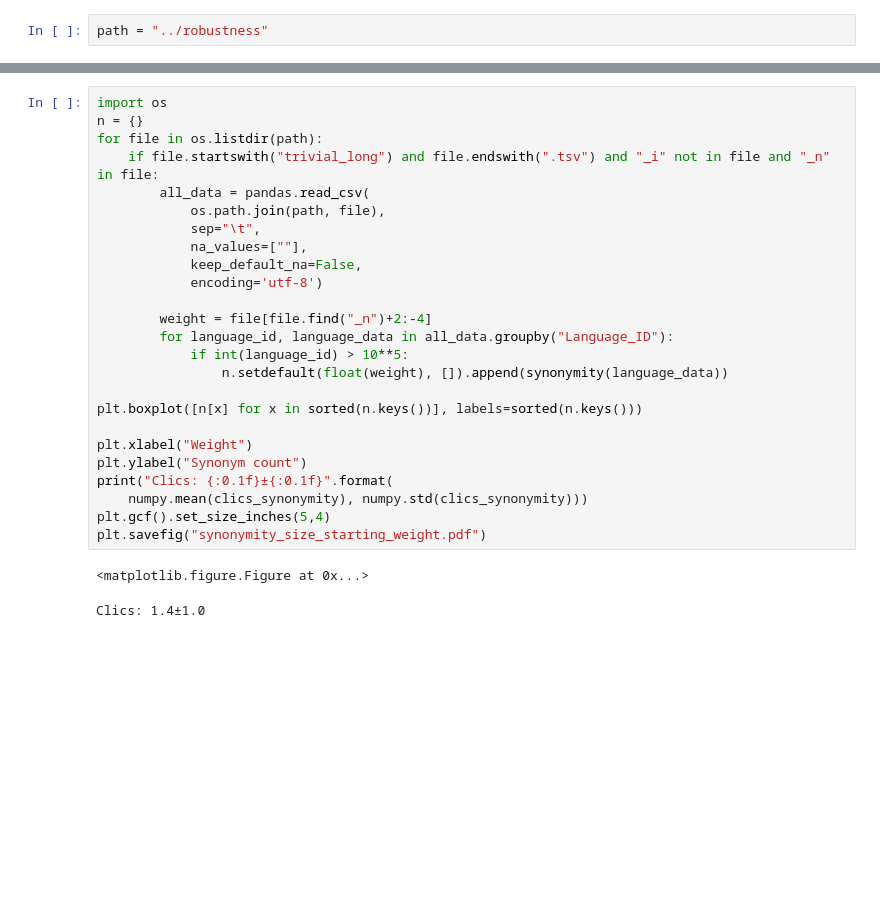
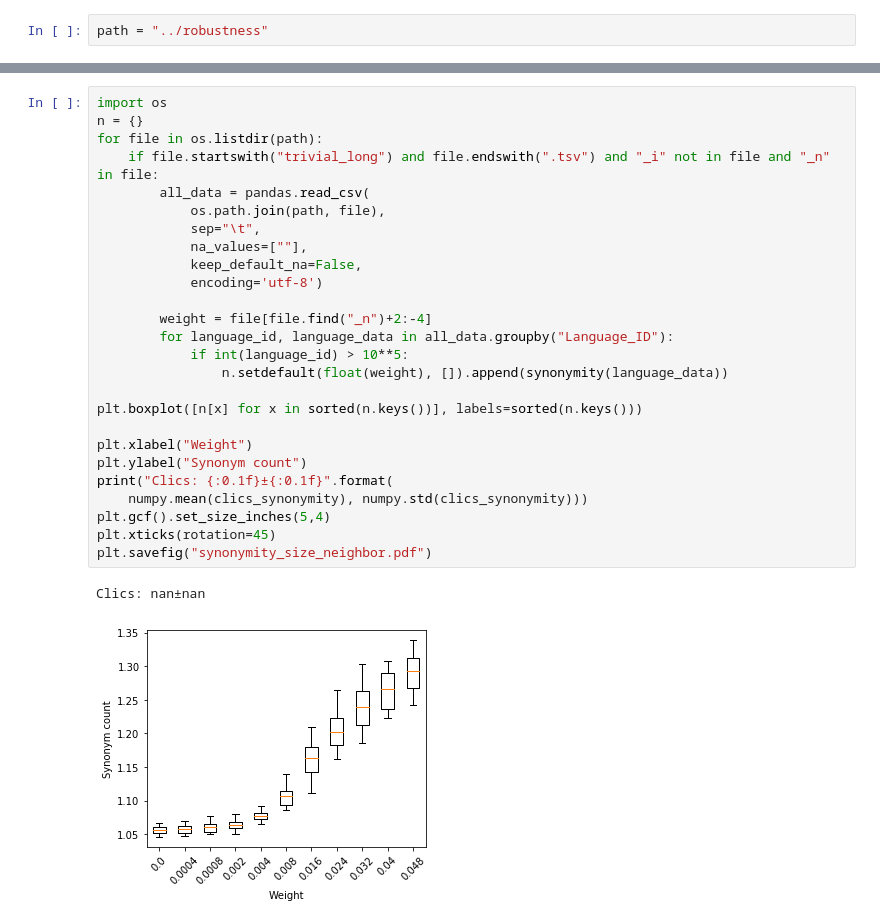
Before and after one commit to Anaphory/simuling, a Jupyter notebook: evaluation/PlotBasicStats-neighbor.ipynb, the cells around one changed output, grey strips where cells are left out. Drawn from its saved outputs; the diff is of its cells as text; blank space fills up the shorter version.

```diff
--- a/evaluation/PlotBasicStats-neighbor.ipynb
+++ b/evaluation/PlotBasicStats-neighbor.ipynb
@@ -81,31 +82,32 @@ Clics: 1317.4±805.2
 # %%
 import os
 n = {}
 for file in os.listdir(path):
     if file.startswith("trivial_long") and file.endswith(".tsv") and "_i" not in file and "_n" in file:
         all_data = pandas.read_csv(
             os.path.join(path, file),
             sep="\t",
             na_values=[""],
             keep_default_na=False,
             encoding='utf-8')
 
         weight = file[file.find("_n")+2:-4]
         for language_id, language_data in all_data.groupby("Language_ID"):
             if int(language_id) > 10**5:
                 n.setdefault(float(weight), []).append(synonymity(language_data))
 
 plt.boxplot([n[x] for x in sorted(n.keys())], labels=sorted(n.keys()))
 
 plt.xlabel("Weight")
 plt.ylabel("Synonym count")
 print("Clics: {:0.1f}±{:0.1f}".format(
     numpy.mean(clics_synonymity), numpy.std(clics_synonymity)))
 plt.gcf().set_size_inches(5,4)
-plt.savefig("synonymity_size_starting_weight.pdf")
+plt.xticks(rotation=45)
+plt.savefig("synonymity_size_neighbor.pdf")
 # %% [output]
-<matplotlib.figure.Figure at 0x...>
+Clics: nan±nan
-Clics: 1.4±1.0
+[figure, added]
 # %%
 import os
 n = {}
```
Also changed, not shown: parts of 4 cells of this notebook, 3 other files.
